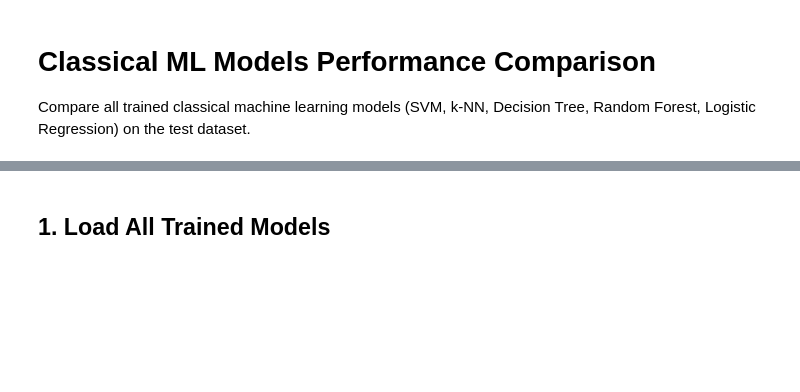
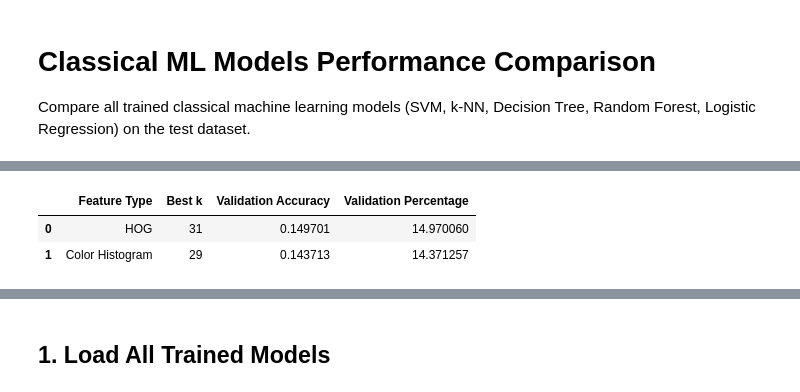
Before and after one commit to 01329582993/Bird-Species-Classification-ML, a Jupyter notebook: notebooks/07_Model_Comparison.ipynb, the cells around one changed output, grey strips where cells are left out. Saved outputs shown, nothing was run; the diff lists cells and outputs as text; code cells hidden in the pictures; blank space fills up the shorter version.

```diff
--- a/notebooks/07_Model_Comparison.ipynb
+++ b/notebooks/07_Model_Comparison.ipynb
@@ -29,0 +405,25 @@ else:
+# %%
+final_comparison_table = pd.DataFrame({
+    "Feature Type": [
+        "HOG",
+        "Color Histogram"
+    ],
+    "Best k": [
+        best_hog_k,
+        best_color_k
+    ],
+    "Validation Accuracy": [
+        best_hog_accuracy,
+        best_color_accuracy
+    ],
+    "Validation Percentage": [
+        best_hog_accuracy * 100,
+        best_color_accuracy * 100
+    ]
+})
+
+display(final_comparison_table)
+# %% [output]
+|  | Feature Type | Best k | Validation Accuracy | Validation Percentage |
+| 0 | HOG | 31 | 0.149701 | 14.970060 |
+| 1 | Color Histogram | 29 | 0.143713 | 14.371257 |
```
Also changed, not shown: parts of 14 cells of this notebook.
